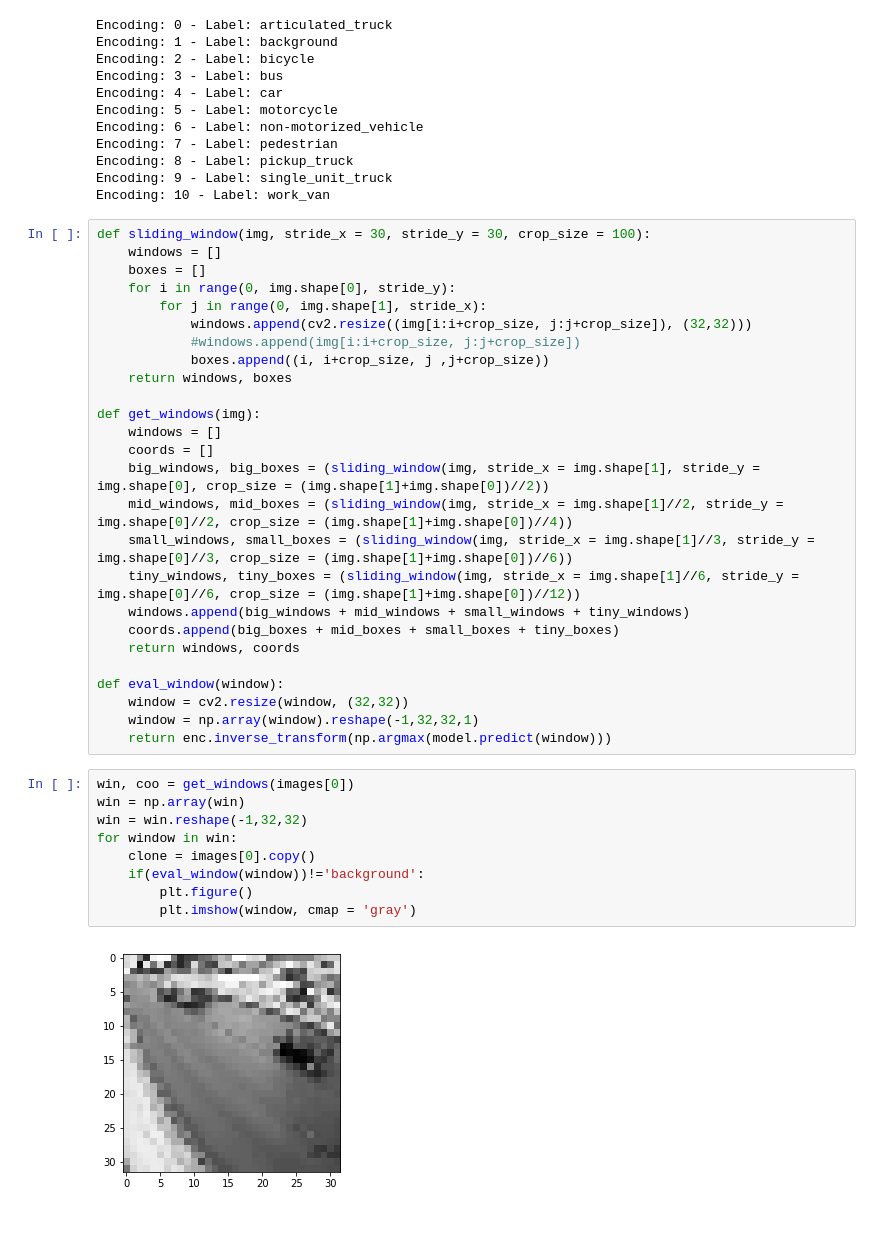
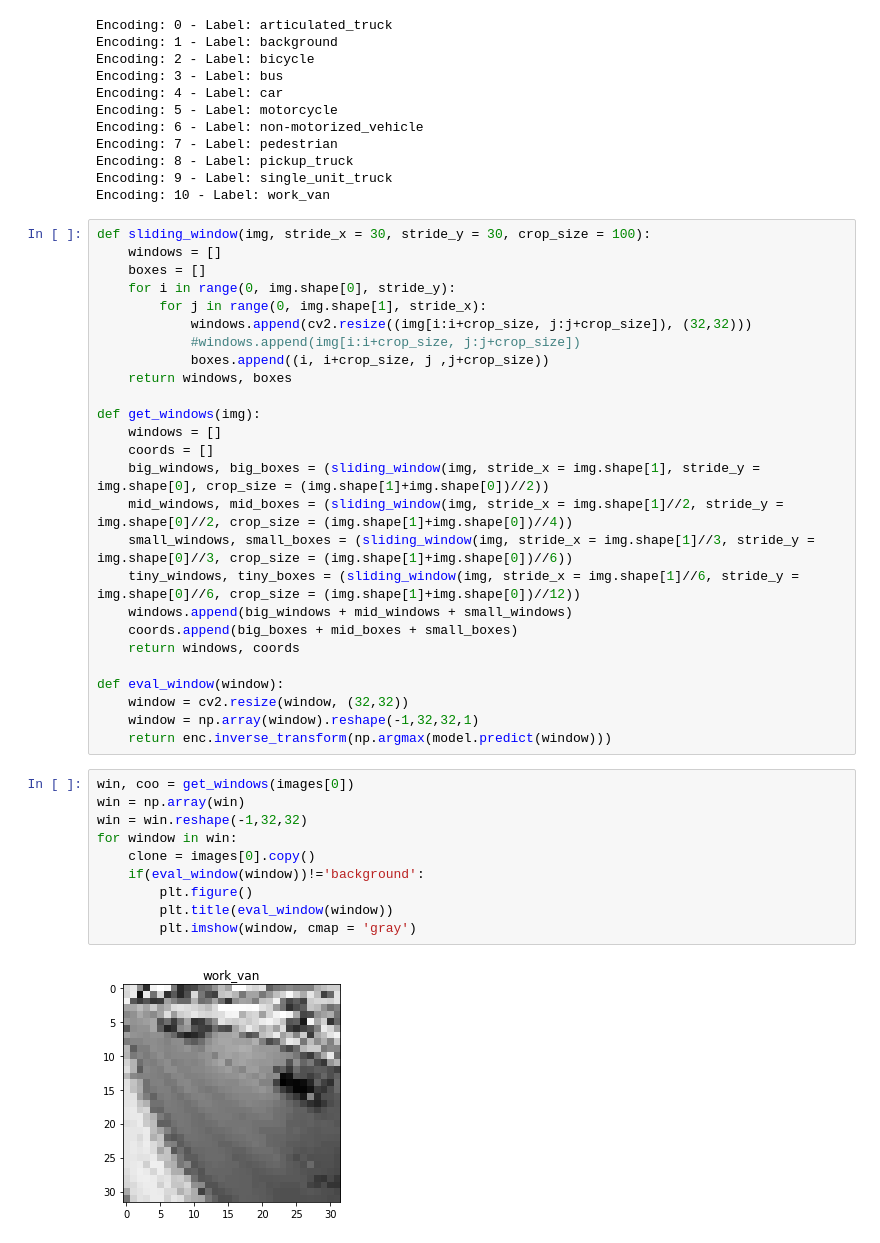
Before and after one commit to bryanjay28/ComputerVisionFinalProject, a Jupyter notebook: object_detection.ipynb, the cells around one changed output. Drawn from its saved outputs; the diff is of its cells as text.

```diff
--- a/object_detection.ipynb
+++ b/object_detection.ipynb
@@ -70,8 +68,8 @@ def get_windows(img):
     mid_windows, mid_boxes = (sliding_window(img, stride_x = img.shape[1]//2, stride_y = img.shape[0]//2, crop_size = (img.shape[1]+img.shape[0])//4))
     small_windows, small_boxes = (sliding_window(img, stride_x = img.shape[1]//3, stride_y = img.shape[0]//3, crop_size = (img.shape[1]+img.shape[0])//6))
     tiny_windows, tiny_boxes = (sliding_window(img, stride_x = img.shape[1]//6, stride_y = img.shape[0]//6, crop_size = (img.shape[1]+img.shape[0])//12))
-    windows.append(big_windows + mid_windows + small_windows + tiny_windows)
-    coords.append(big_boxes + mid_boxes + small_boxes + tiny_boxes)
+    windows.append(big_windows + mid_windows + small_windows)
+    coords.append(big_boxes + mid_boxes + small_boxes)
     return windows, coords
 
 def eval_window(window):
@@ -81,11 +79,12 @@ def eval_window(window):
 # %%
 win, coo = get_windows(images[0])
 win = np.array(win)
 win = win.reshape(-1,32,32)
 for window in win:
     clone = images[0].copy()
     if(eval_window(window))!='background':
         plt.figure()
+        plt.title(eval_window(window))
         plt.imshow(window, cmap = 'gray')
 # %% [output]
-[figure, old version]
+[figure, new version]
```
Also changed, not shown: parts of 10 cells of this notebook.
